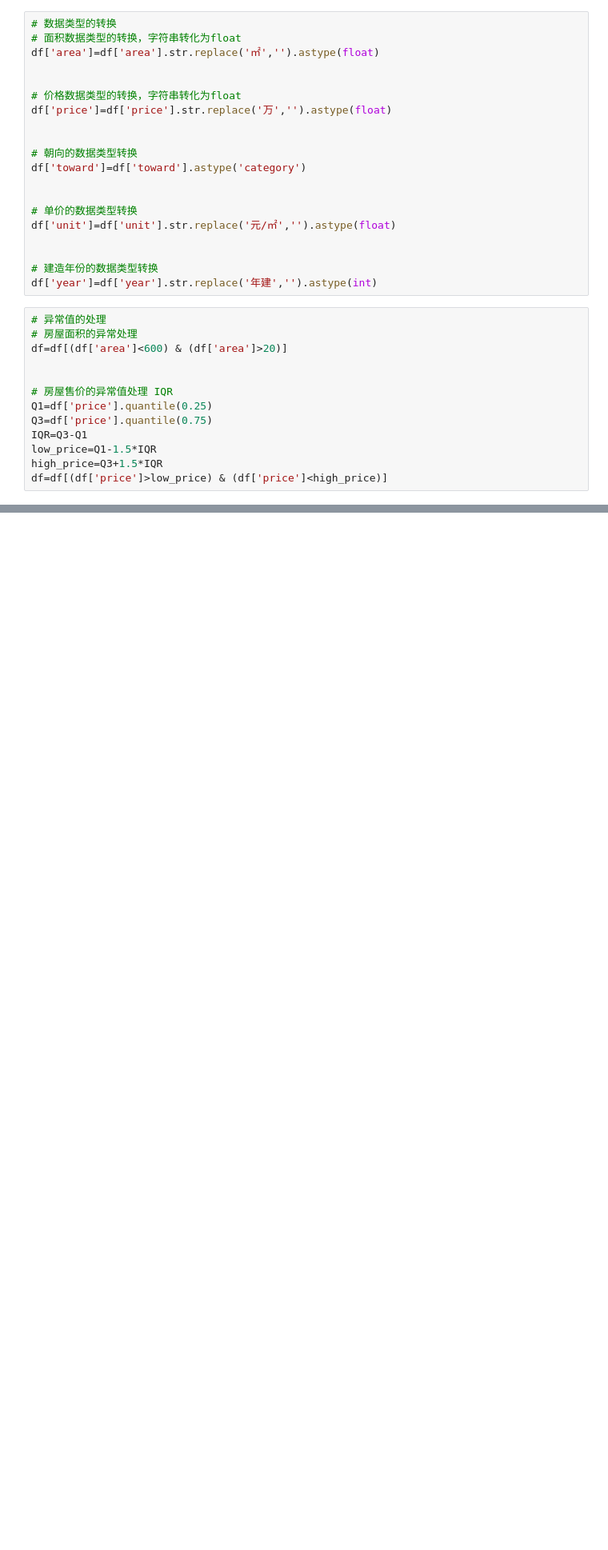
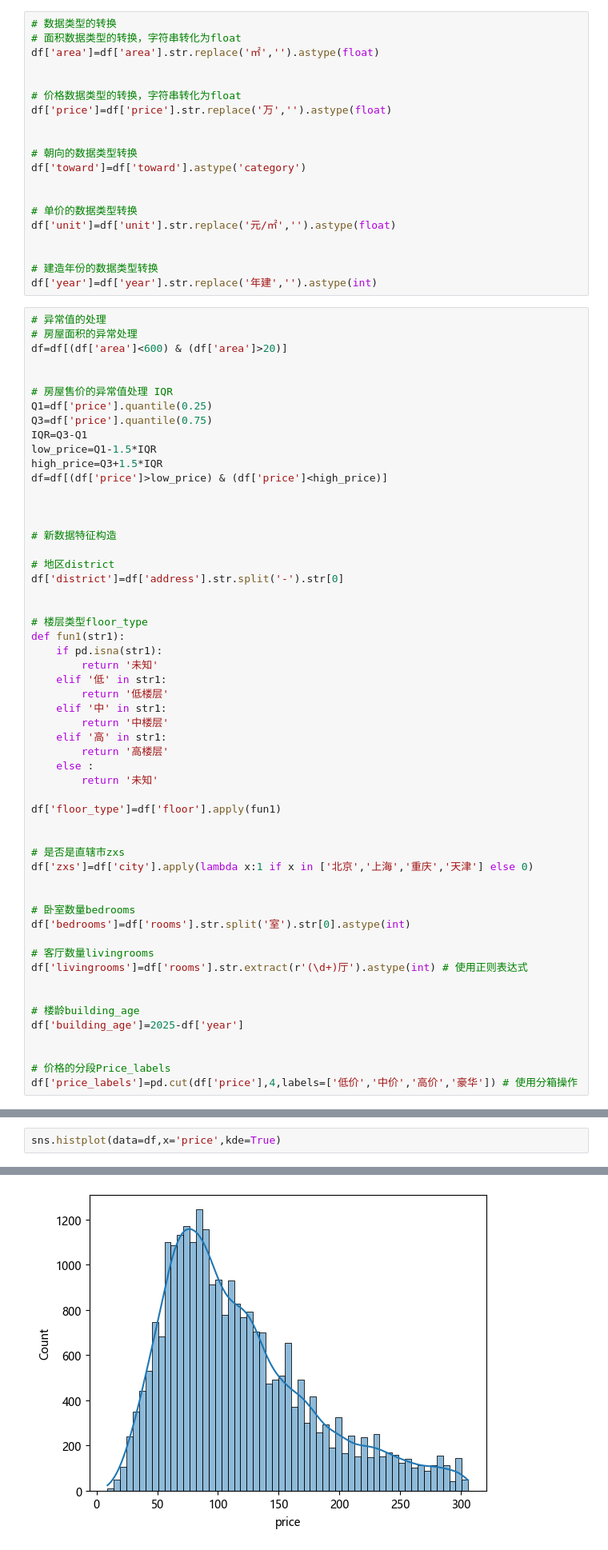
Before and after one commit to aonolee5-cmyk/notes, a Jupyter notebook: 6.房地厂市场分析.ipynb, the cells around one changed output, grey strips where cells are left out. Shown: that part at 80% size. Drawn from its saved outputs; the diff is of its cells as text; blank space fills up the shorter version.

```diff
--- a/6.房地厂市场分析.ipynb
+++ b/6.房地厂市场分析.ipynb
@@ -67,3 +67,45 @@ IQR=Q3-Q1
 low_price=Q1-1.5*IQR
 high_price=Q3+1.5*IQR
 df=df[(df['price']>low_price) & (df['price']<high_price)]
+
+
+
+# 新数据特征构造
+
+# 地区district
+df['district']=df['address'].str.split('-').str[0]
+
+
+# 楼层类型floor_type
+def fun1(str1):
+    if pd.isna(str1):
+        return '未知'
+    elif '低' in str1:
+        return '低楼层'
+    elif '中' in str1:
+        return '中楼层'
+    elif '高' in str1:
+        return '高楼层'
+    else :
+        return '未知'
+
+df['floor_type']=df['floor'].apply(fun1)
+
+
+# 是否是直辖市zxs
+df['zxs']=df['city'].apply(lambda x:1 if x in ['北京','上海','重庆','天津'] else 0)
+
+
+# 卧室数量bedrooms
+df['bedrooms']=df['rooms'].str.split('室').str[0].astype(int)
+
+# 客厅数量livingrooms
+df['livingrooms']=df['rooms'].str.extract(r'(\d+)厅').astype(int) # 使用正则表达式
+
+
+# 楼龄building_age
+df['building_age']=2025-df['year']
+
+
+# 价格的分段Price_labels
+df['price_labels']=pd.cut(df['price'],4,labels=['低价','中价','高价','豪华']) # 使用分箱操作
@@ -88,0 +169,3 @@ df.head()
+# %%
+sns.histplot(data=df,x='price',kde=True)
+# %% [output]
@@ -88,0 +173 @@ df.head()
+[figure, added]
```
Also changed, not shown: parts of 11 cells of this notebook, 1 other file.
